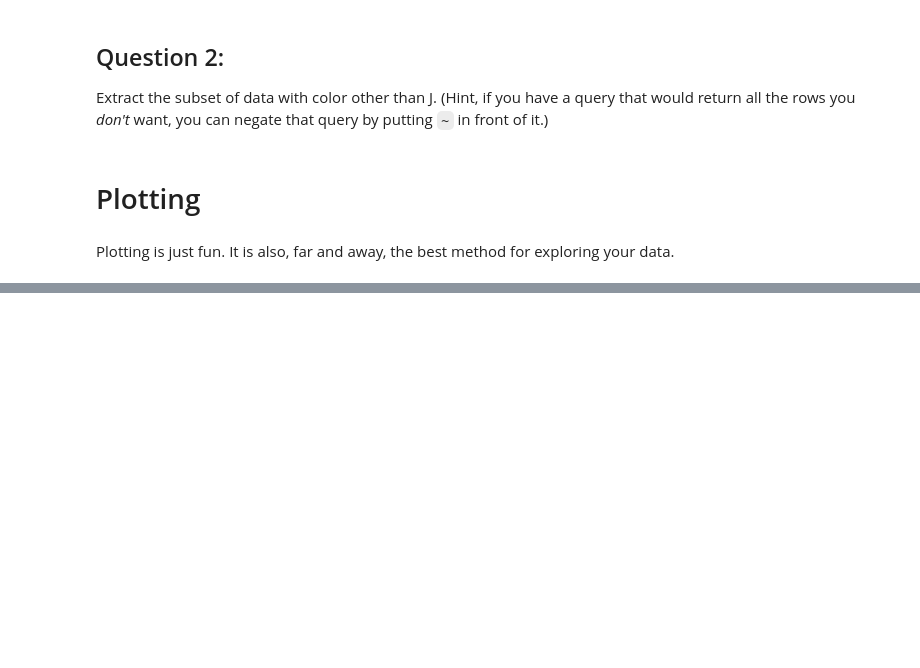
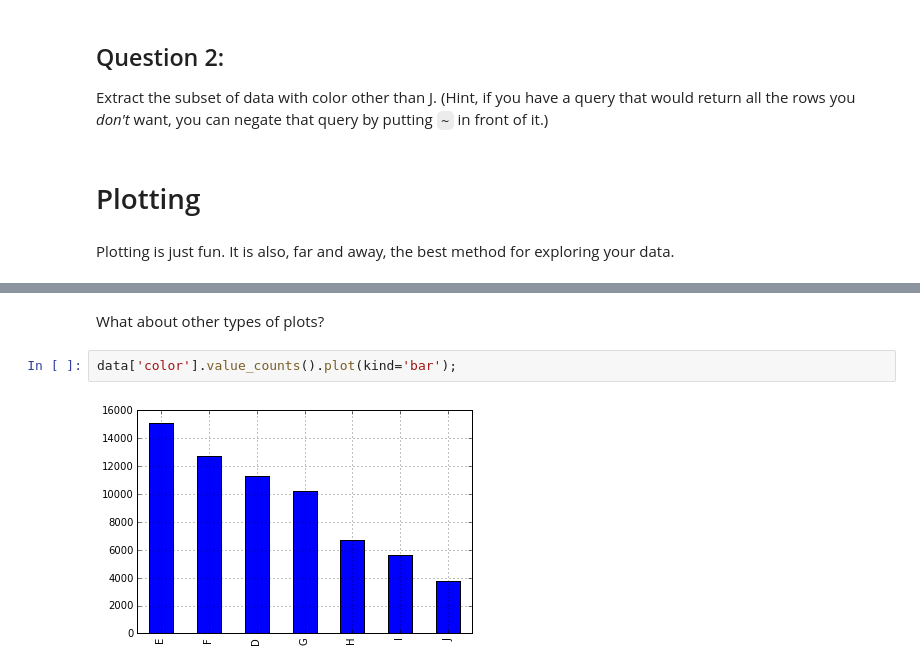
Before and after one commit to jmxpearson/DIBS_materials, a Jupyter notebook: python/Basic Data Analysis.ipynb, the cells around one changed output, grey strips where cells are left out. Drawn from its saved outputs; the diff is of its cells as text; blank space fills up the shorter version.

```diff
--- a/python/Basic Data Analysis.ipynb
+++ b/python/Basic Data Analysis.ipynb
@@ -466,0 +501,6 @@ Plotting is just fun. It is also, far and away, the best method for exploring yo
+# %% [markdown]
+What about other types of plots?
+# %%
+data['color'].value_counts().plot(kind='bar');
+# %% [output]
+[figure, added]
```
Also changed, not shown: parts of 8 cells of this notebook.
